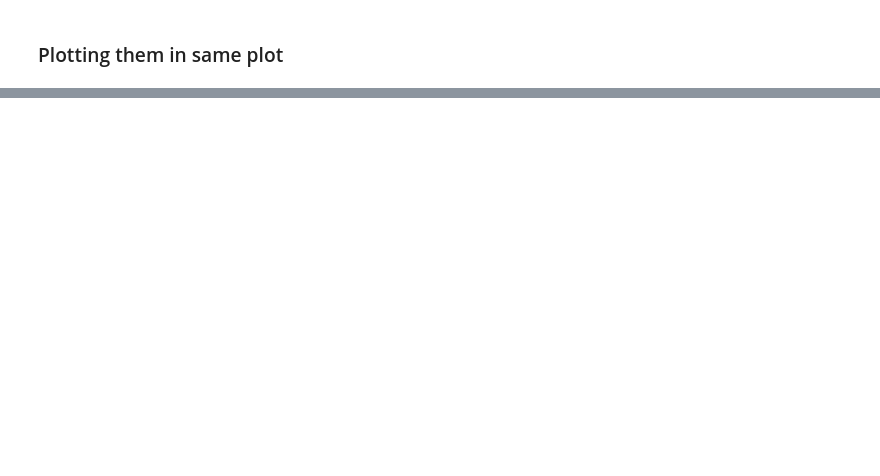
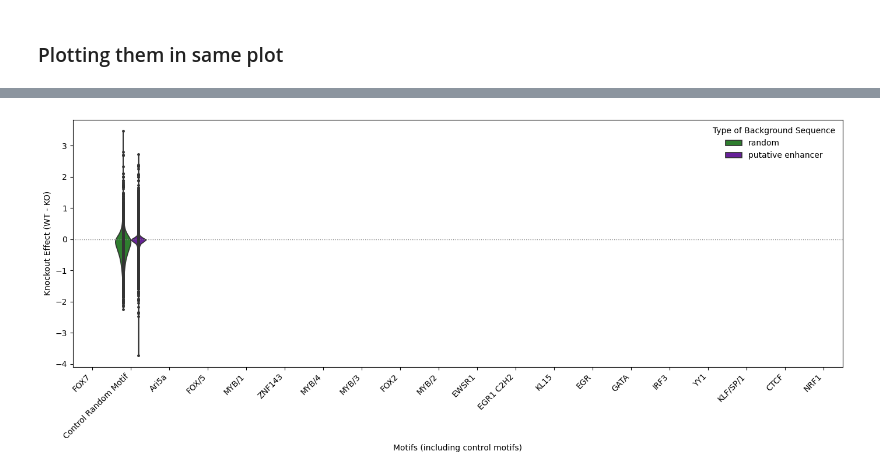
Before and after one commit to de-Boer-Lab/position-mpra, a Jupyter notebook: src/4-range_variant_effect_TFs/plot_range.human.ipynb, the cells around one changed output, grey strips where cells are left out. Drawn from its saved outputs; the diff is of its cells as text; code cells hidden in the pictures; blank space fills up the shorter version.

```diff
--- a/src/4-range_variant_effect_TFs/plot_range.human.ipynb
+++ b/src/4-range_variant_effect_TFs/plot_range.human.ipynb
@@ -277,0 +224,64 @@ plt.show()
+# %%
+plt.figure(figsize=(14, 6))
+
+# define your custom order
+custom_order = [
+    "FOX7",
+    "Control Random Motif",
+    "Ari5a",
+    "FOX/5",
+    "MYB/1",
+    "ZNF143",
+    "MYB/4",
+    "MYB/3",
+    "FOX2",
+    "MYB/2",
+    "EWSR1",
+    "EGR1 C2H2",
+    "KL15",
+    "EGR",
+    "GATA",
+    "IRF3",
+    "YY1",
+    "KLF/SP/1",
+    "CTCF",
+    "NRF1"
+]
+
+# violin
+sns.violinplot(
+    data=combined,
+    x="base_motif",
+    y="variant_effect",
+    hue="dataset",
+    order=custom_order,
+    split=False,
+    palette={"random": "#228B22", "putative enhancer": "#6A0DAD"},
+    cut=0,
+    inner="point"
+)
+
+# scatter raw points directly (optional)
+xs = combined["base_motif"].map({m:i for i,m in enumerate(custom_order)})
+ys = combined["variant_effect"]
+colors = combined["dataset"].map({
+    "random": "#228B22",
+    "putative enhancer": "#6A0DAD"
+})
+# plt.scatter(xs, ys, s=3, c="black", alpha=0.5)
+
+plt.axhline(0, color='gray', linestyle='dotted', linewidth=1)
+plt.xticks(range(len(custom_order)), custom_order, rotation=45, ha='right')
+plt.ylabel("Knockout Effect (WT - KO)")
+plt.xlabel("Motifs (including control motifs)")
+
+# remove box around legend
+plt.legend(title="Type of Background Sequence", frameon=False)
+
+plt.tight_layout()
+plt.savefig("/scratch/st-cdeboer-1/sambina/position_mpra/figures/fig4_violin.svg", format="svg")
+plt.savefig("/scratch/st-cdeboer-1/sambina/position_mpra/figures/fig4_violin.png", dpi=300)
+
+plt.show()
+# %% [output]
+[figure, added]
```
Also changed, not shown: parts of 5 cells of this notebook, 52 other files.
